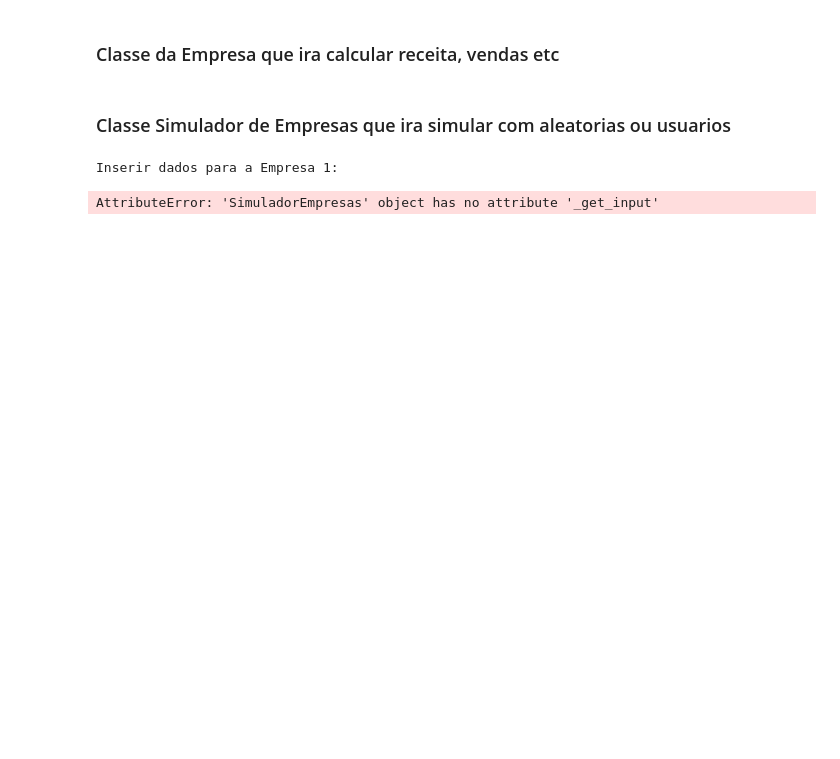
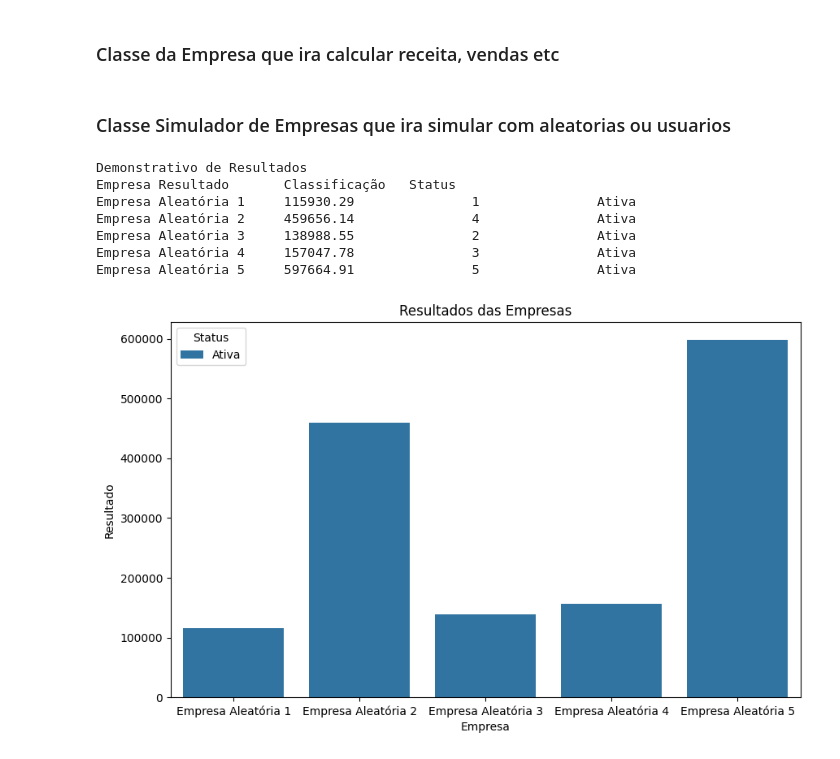
Before and after one commit to fabricio-inoue/jogo-de-empresas, a Jupyter notebook: Jogo de empresas.ipynb, the cells around one changed output. Cells and saved outputs as stored; diff of their text form; code cells hidden in the pictures; blank space fills up the shorter version.

Commit message:
added new function of round and new graph

```diff
--- a/Jogo de empresas.ipynb
+++ b/Jogo de empresas.ipynb
@@ -8,3 +12,20 @@ import random
+# %%
+def transform_df_percentage(df):
+
+  # Assuming 'df' is your DataFrame
+  df_percentage = df.copy()
+
+  # Exclude 'Empresa' column from the calculation
+  columns_to_convert = df.columns.drop('Empresa')
+
+  # Calculate the percentage for each column
+  for column in columns_to_convert:
+      total = df[column].sum()
+      df_percentage[column] = df[column] / total
+
+  # Multiply by 100 to get percentages
+  df_percentage[columns_to_convert] *= 100
+  return df_percentage
 # %% [markdown]
 ### Classe da Empresa que ira calcular receita, vendas etc
 # %%
@@ -53,6 +74,19 @@ class Empresa:
 
     def esta_falida(self):
         return self.calcular_resultado() < 0
+
+    def get_params(self):
+        return {
+            'nome': self.nome,
+            'receita': self.receita,
+            'propaganda': self.propaganda,
+            'num_vendedores': self.num_vendedores,
+            'salario_vendedores': self.salario_vendedores,
+            'hora_extra': self.hora_extra,
+            'estocagem': self.estocagem,
+            'cmv': self.calcular_cmv(),
+            'despesas': self.calcular_total_despesas(),
+        }
 # %% [markdown]
 ### Classe Simulador de Empresas que ira simular com aleatorias ou usuarios
 # %%
@@ -144,12 +237,19 @@ class SimuladorEmpresas:
 # %%
 if __name__ == "__main__":
     num_empresas_ale = 5  # Set the number of companies you want to simulate
-    num_empresas_users = 1  # Set the number of companies you want to enter data for
+    num_empresas_users = 0  # Set the number of companies you want to enter data for
     simulador = SimuladorEmpresas(num_empresas_users=num_empresas_users, num_empresas_aleatorias=num_empresas_ale, bounds=None)
 simulador.criar_empresas_aleatorias()
 simulador.inserir_dados_usuario()
 simulador.calcular_e_exibir_resultados()
-simulador.plotar_grafico()
+simulador.plotar_grafico_lucro()
+simulador.plotar_grafico_relatorio_geral()
 # %% [output]
-Inserir dados para a Empresa 1:
+Demonstrativo de Resultados
+Empresa Resultado       Classificação   Status
+Empresa Aleatória 1     115930.29               1               Ativa
+Empresa Aleatória 2     459656.14               4               Ativa
+Empresa Aleatória 3     138988.55               2               Ativa
+Empresa Aleatória 4     157047.78               3               Ativa
+Empresa Aleatória 5     597664.91               5               Ativa
-AttributeError: 'SimuladorEmpresas' object has no attribute '_get_input'
+[figure, added]
```
Also changed, not shown: parts of 5 cells of this notebook.
